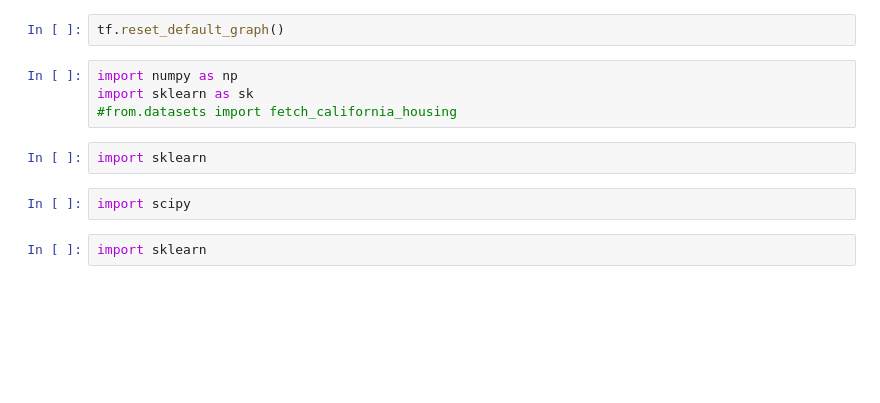
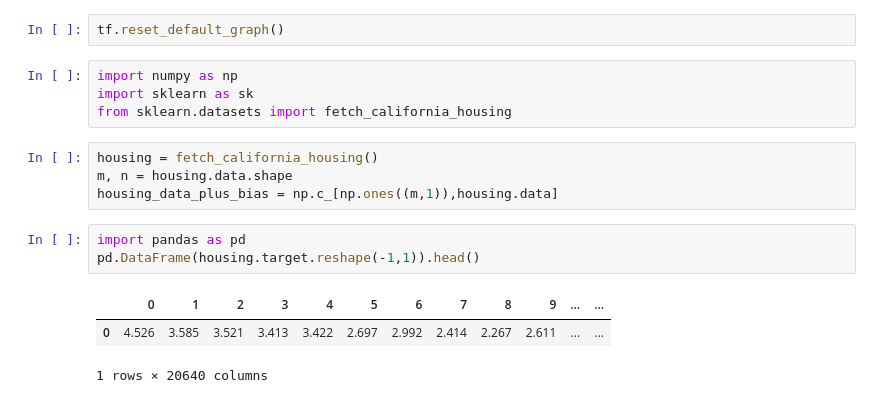
Before and after one commit to danstemp/MLcourses, a Jupyter notebook: Tensorflow Intro.ipynb, the cells around one changed output. Drawn from its saved outputs; the diff is of its cells as text; blank space fills up the shorter version.

```diff
--- a/Tensorflow Intro.ipynb
+++ b/Tensorflow Intro.ipynb
@@ -47,10 +83,15 @@ tf.reset_default_graph()
 # %%
 import numpy as np
 import sklearn as sk
-#from.datasets import fetch_california_housing
+from sklearn.datasets import fetch_california_housing
-# %%
-import sklearn
-# %%
-import scipy
-# %%
-import sklearn
+# %%
+housing = fetch_california_housing()
+m, n = housing.data.shape
+housing_data_plus_bias = np.c_[np.ones((m,1)),housing.data]
+# %%
+import pandas as pd
+pd.DataFrame(housing.target.reshape(-1,1)).head()
+# %% [output]
+|  | 0 | 1 | 2 | 3 | 4 | 5 | 6 | 7 | 8 | 9 | ... | ... |
+| 0 | 4.526 | 3.585 | 3.521 | 3.413 | 3.422 | 2.697 | 2.992 | 2.414 | 2.267 | 2.611 | ... | ... |
+1 rows × 20640 columns
```
Also changed, not shown: parts of 11 cells of this notebook.
